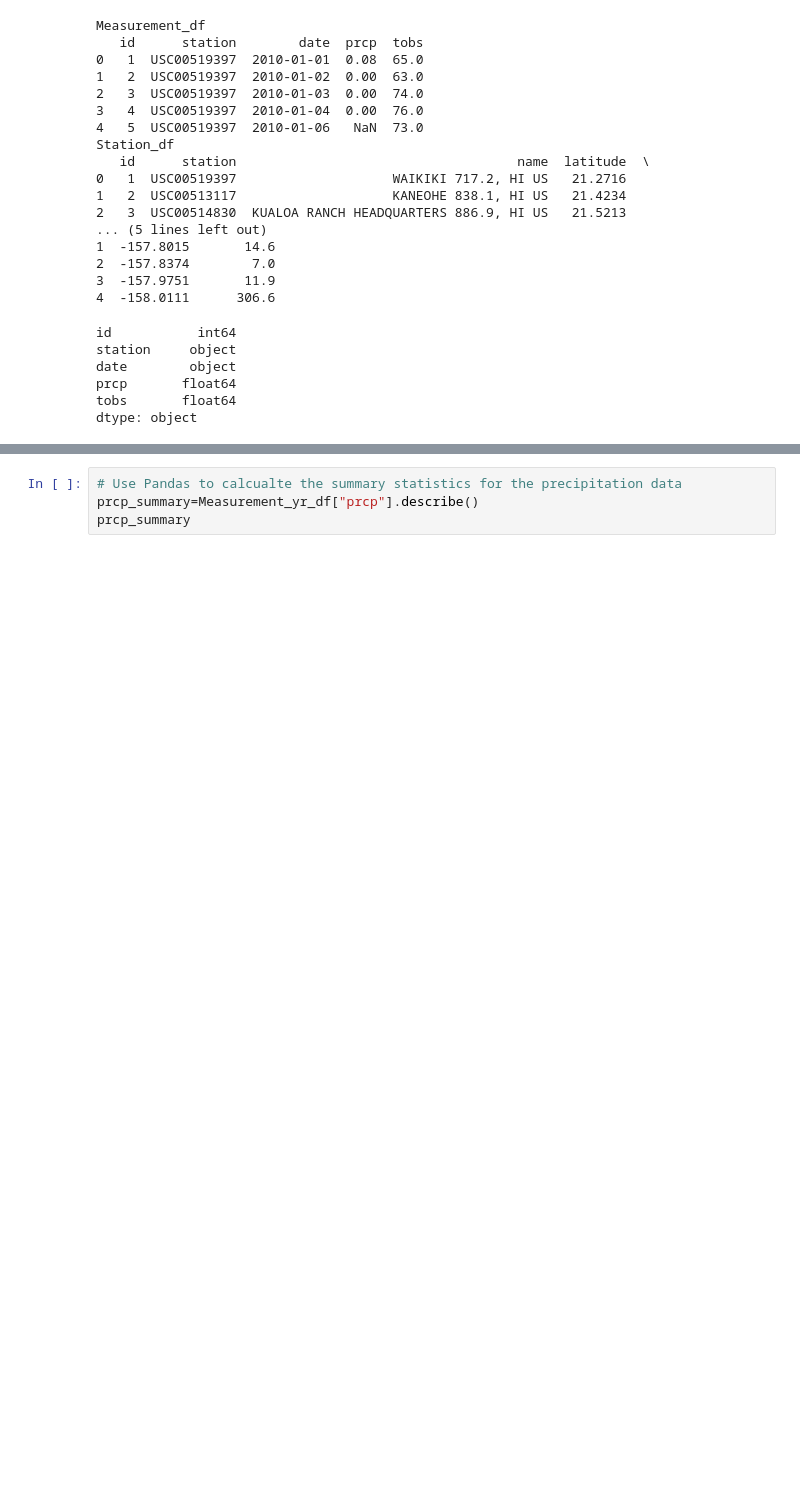
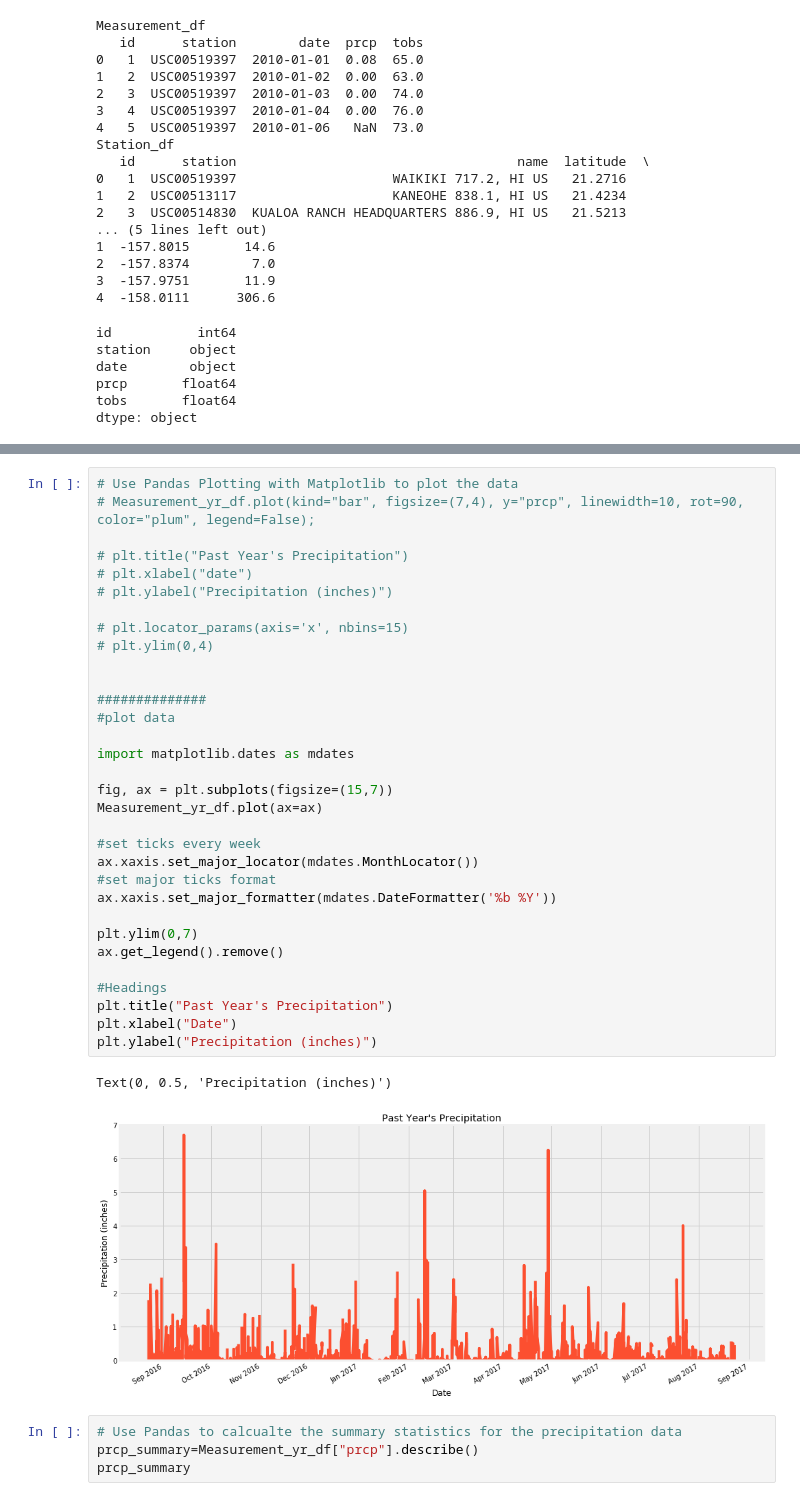
Before and after one commit to annabelcheong/sqlalchemy-challenge, a Jupyter notebook: surf_climate.ipynb, the cells around one changed output, grey strips where cells are left out. Saved outputs shown, nothing was run; the diff lists cells and outputs as text; blank space fills up the shorter version.

Commit message:
completed precipitation graph

```diff
--- a/surf_climate.ipynb
+++ b/surf_climate.ipynb
@@ -163,6 +166,41 @@ None
 | 2017-08-23 | 12187 | USC00519523 | 0.08 | 82.0 |
 | 2017-08-23 | 19550 | USC00516128 | 0.45 | 76.0 |
 2230 rows × 4 columns
+# %%
+# Use Pandas Plotting with Matplotlib to plot the data
+# Measurement_yr_df.plot(kind="bar", figsize=(7,4), y="prcp", linewidth=10, rot=90, color="plum", legend=False);
+
+# plt.title("Past Year's Precipitation")
+# plt.xlabel("date")
+# plt.ylabel("Precipitation (inches)")
+
+# plt.locator_params(axis='x', nbins=15)
+# plt.ylim(0,4)
+
+
+##############
+#plot data
+
+import matplotlib.dates as mdates
+
+fig, ax = plt.subplots(figsize=(15,7))
+Measurement_yr_df.plot(ax=ax)
+
+#set ticks every week
+ax.xaxis.set_major_locator(mdates.MonthLocator())
+#set major ticks format
+ax.xaxis.set_major_formatter(mdates.DateFormatter('%b %Y'))
+
+plt.ylim(0,7)
+ax.get_legend().remove()
+
+#Headings
+plt.title("Past Year's Precipitation")
+plt.xlabel("Date")
+plt.ylabel("Precipitation (inches)")
+# %% [output]
+Text(0, 0.5, 'Precipitation (inches)')
+[figure, added]
 # %%
 # Use Pandas to calcualte the summary statistics for the precipitation data
 prcp_summary=Measurement_yr_df["prcp"].describe()
```
Also changed, not shown: parts of 7 cells of this notebook.
